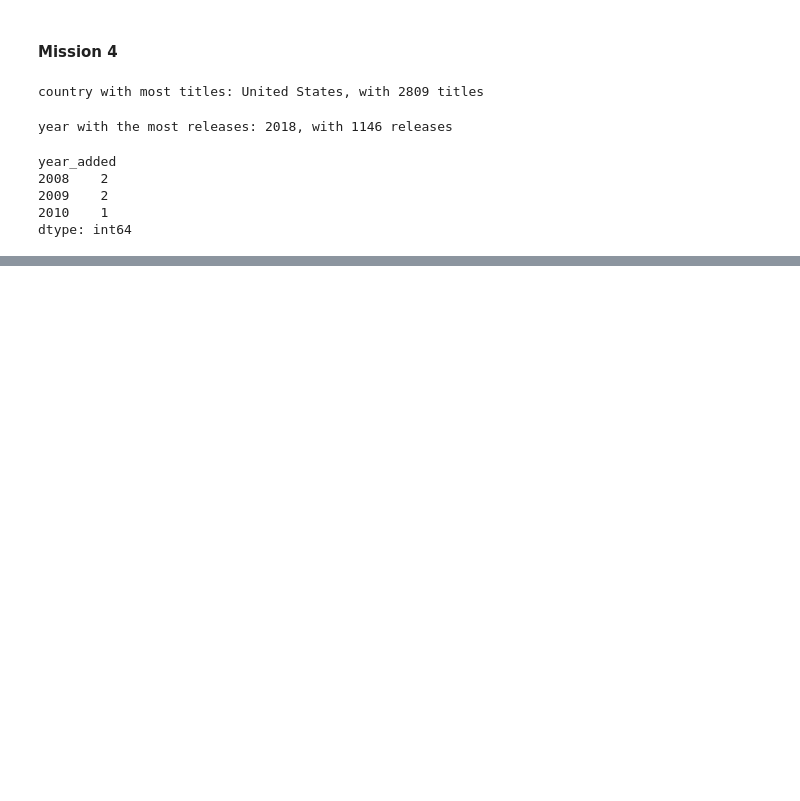
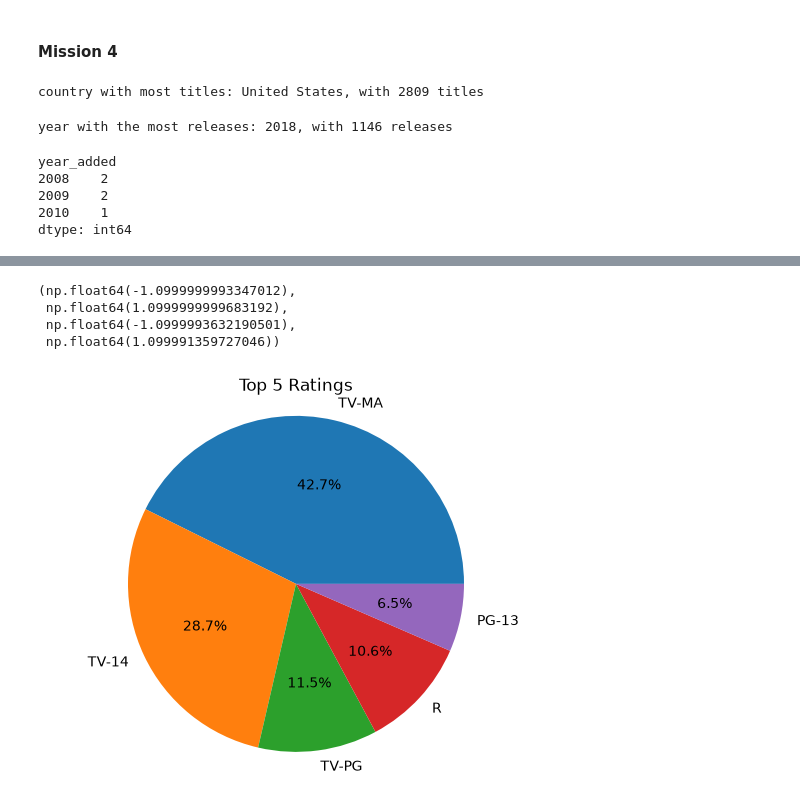
Before and after one commit to Mustafa-Awd/netflix-data-analysis, a Jupyter notebook: src/analysis.ipynb, the cells around one changed output, grey strips where cells are left out. Cells and saved outputs as stored; diff of their text form; code cells hidden in the pictures; blank space fills up the shorter version.

```diff
--- a/src/analysis.ipynb
+++ b/src/analysis.ipynb
@@ -172,0 +196,19 @@ plt.grid()
+# %%
+rating_counts = df_cleaned.groupby("rating").size().sort_values(ascending=False).head(5)
+
+
+# wedges, texts = plt.pie(rating_counts)
+
+plt.pie(
+    rating_counts,
+    labels=rating_counts.index,
+    autopct="%1.1f%%",
+)
+plt.title("Top 5 Ratings")
+plt.axis("equal")
+# %% [output]
+(np.float64(-1.0999999993347012),
+ np.float64(1.0999999999683192),
+ np.float64(-1.0999993632190501),
+ np.float64(1.099991359727046))
+[figure, added]
```
Also changed, not shown: parts of 4 cells of this notebook.
